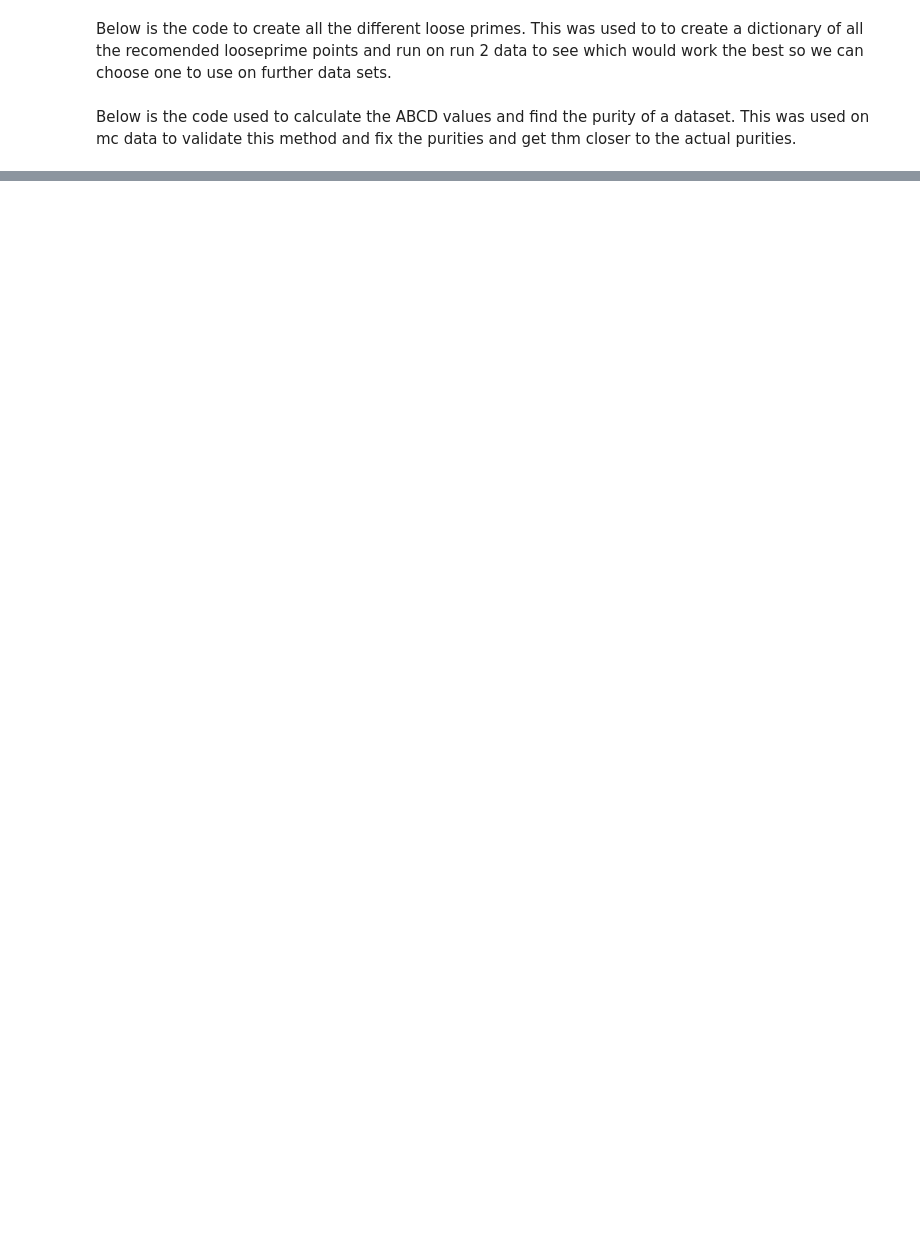
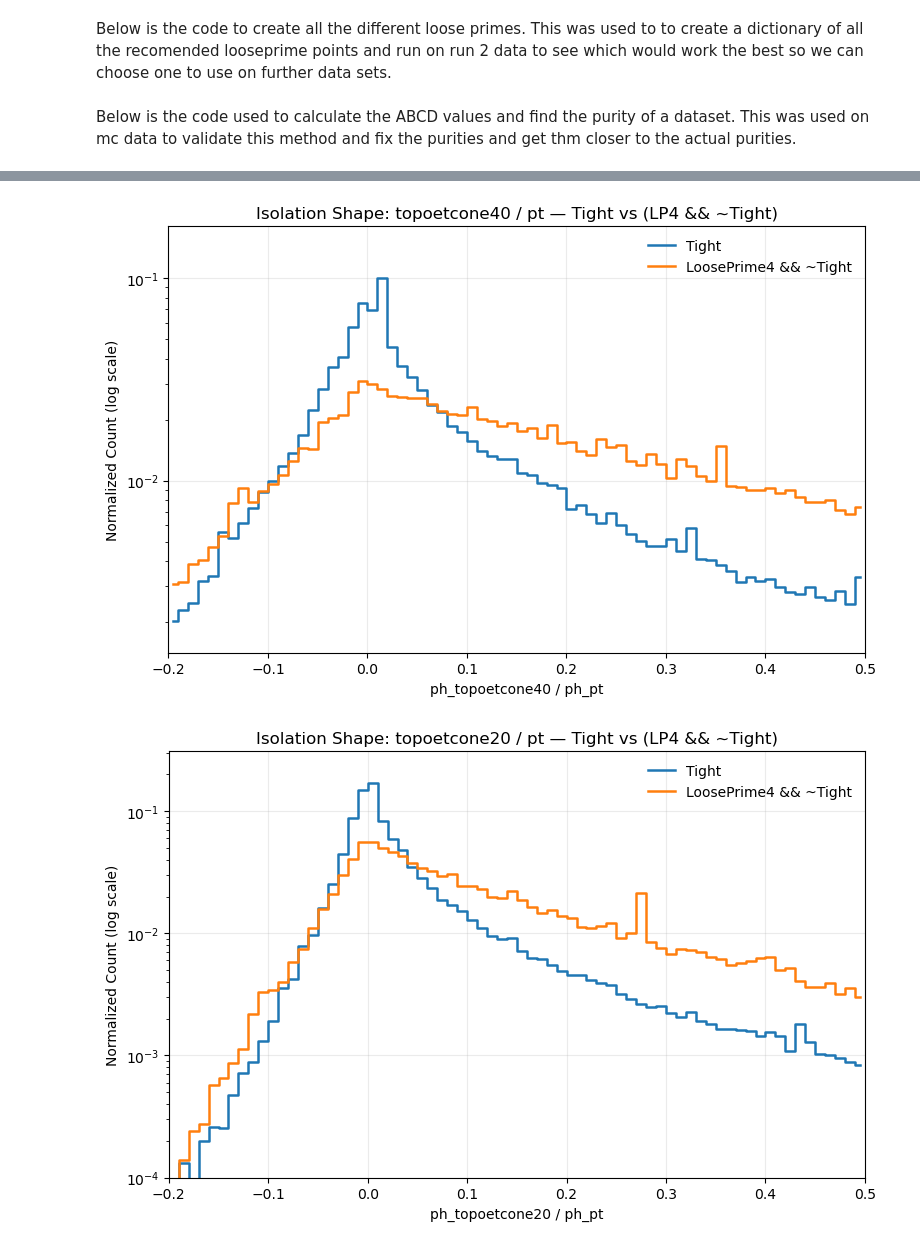
Before and after one commit to scipp-atlas/light-roast-test, a Jupyter notebook: Idhaya_SUPERpt2.ipynb, the cells around one changed output, grey strips where cells are left out. Saved outputs shown, nothing was run; the diff lists cells and outputs as text; code cells hidden in the pictures; blank space fills up the shorter version.

```diff
--- a/Idhaya_SUPERpt2.ipynb
+++ b/Idhaya_SUPERpt2.ipynb
@@ -89,7 +88,8 @@ BRANCHES = [
     "ph_pt", "ph_eta", "ph_topoetcone20", "ph_topoetcone40", "ph_ptcone20",
     "ph_select_tightID", "ph_truthprompt", "ph_isEM",
     "met_met", "jet_cleanTightBad_prod", "j1_pt", "mindPhiJetMet",
-    "nBTagJets", "nElectrons", "nMuons", "weight_total", "ph_select_hybridCOIso"
+    "nBTagJets", "nElectrons", "nMuons", "weight_total",
+    "ph_select_hybridCOIso", "ph_truthEFP"
 ]
 
 with uproot.open(FILE) as f:
@@ -102,7 +102,7 @@ topo20  = arr["ph_topoetcone20"].astype(float)
 topo40  = arr["ph_topoetcone40"].astype(float)
 ptc20   = arr["ph_ptcone20"].astype(float)
 tight   = (arr["ph_select_tightID"] == 1)
-prompt  = (arr["ph_truthprompt"]   == 1)
+prompt  = (arr["ph_truthprompt"]   == 1) | (arr["ph_truthEFP"] == 1)
 isEM    = arr["ph_isEM"].astype(np.uint32)
 w       = arr["weight_total"].astype(float)
 
@@ -615,0 +346,26 @@ TightCaloOnly  mean fake_validation =   0.481 ±   0.005  (N=110)
+# %%
+import os, re, glob
+
+# ---- 0) Directory where all .root files live ----
+BASE_DIR = "/data/mhance/SUSY/ntuples/v3.1"
+
+# ---- 1) Collect ONLY base Run-2 files (mc20), exclude mc20a/b/c/d/e/f... and mc23 ----
+all_root = glob.glob(os.path.join(BASE_DIR, "*.root"))
+
+def is_run2_base(filename):
+    """
+    Return True for files ending in '_mc20.root' only (no letter suffix).
+    Example: output_Znunu_CVetoBVeto_mc20.root → True
+             output_Znunu_CVetoBVeto_mc20a.root → False
+    """
+    base = os.path.basename(filename)
+    return re.search(r"_mc20\.root$", base) is not None
+
+# Filter list to only base mc20 ROOT files
+run2_files = sorted([p for p in all_root if is_run2_base(p)])
+
+print(f"Found {len(run2_files)} base Run-2 (mc20) files in {BASE_DIR}:")
+for p in run2_files[:10]:
+    print("  ", os.path.basename(p))
+if len(run2_files) > 10:
+    print("  ...")
@@ -725,0 +487,13 @@ plot_two_steps(
+# %%
+plot_pair(bins_40, H40_tight, H40_lp3nt,
+          xlabel="ph_topoetcone40 / ph_pt",
+          title="Isolation Shape: topoetcone40 / pt — Tight vs (LP4 && ~Tight)")
+plot_pair(bins_20, H20_tight, H20_lp3nt,
+          xlabel="ph_topoetcone20 / ph_pt",
+          title="Isolation Shape: topoetcone20 / pt — Tight vs (LP4 && ~Tight)")
+plot_pair(bins_pt, Hpt_tight, Hpt_lp3nt,
+          xlabel="ph_ptcone20 / ph_pt",
+          title="Isolation Shape: ptcone20 / pt — Tight vs (LP4 && ~Tight)")
+# %% [output]
+[figure, added]
+[figure, added]
```
Also changed, not shown: parts of 11 cells of this notebook, 2 other files.
